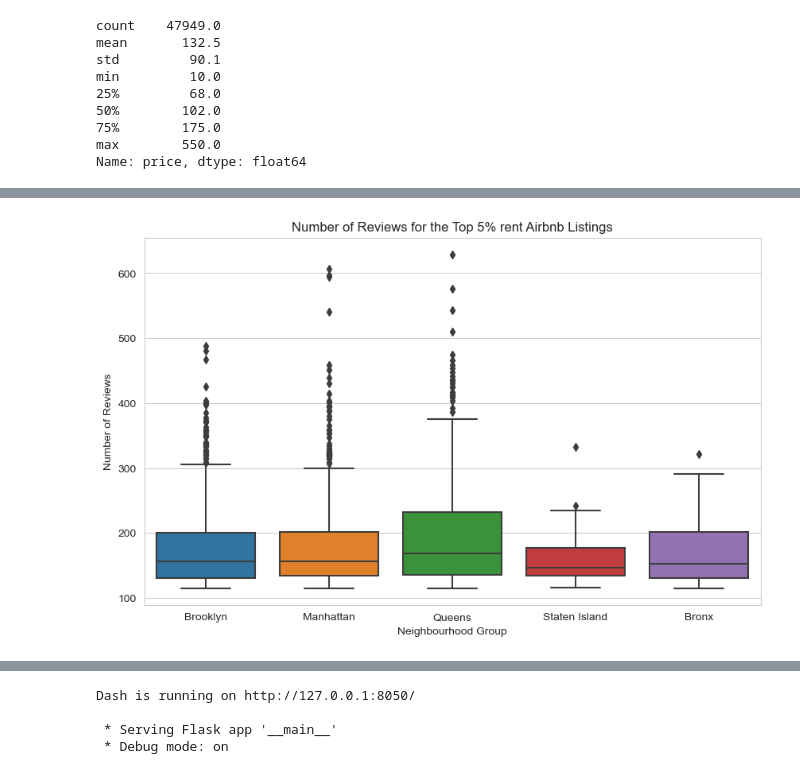
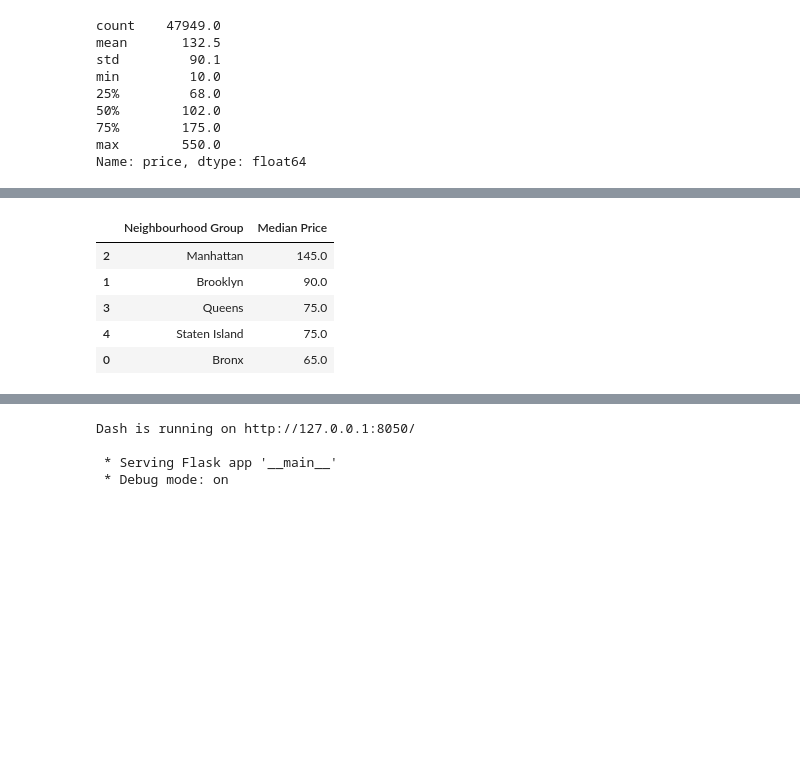
Before and after one commit to ItsAlexousd/umich-airbnb-explorer-nyc, a Jupyter notebook: airbnb-explorer-nyc.ipynb, the cells around one changed output, grey strips where cells are left out. Cells and saved outputs as stored; diff of their text form; code cells hidden in the pictures; blank space fills up the shorter version.

```diff
--- a/airbnb-explorer-nyc.ipynb
+++ b/airbnb-explorer-nyc.ipynb
@@ -175,24 +170,26 @@ Length: 219, dtype: int64
-# %%
-# Calculate the 95th percentile of the number of reviews
-reviews_threshold = df['number_of_reviews'].quantile(0.95)
-
-# Filter the DataFrame to keep the top 5% of listings based on the number of reviews
-top_5_percent = df[df['number_of_reviews'] >= reviews_threshold]
-
-# Set the plot style
-sns.set_style('whitegrid')
-
-# Create the box plot
-plt.figure(figsize=(10, 6))
-sns.boxplot(data=top_5_percent, x='neighbourhood_group', y='number_of_reviews')
-plt.title('Number of Reviews for the Top 5% rent Airbnb Listings')
-plt.xlabel('Neighbourhood Group')
-plt.ylabel('Number of Reviews')
-
-# Display the chart
-plt.show()
-# %% [output]
-[figure, removed]
+# %%
+neighbourhood_price_figure = px.box(df,
+                                    x='neighbourhood_group',
+                                    y='price',
+                                    title='Price Distribution by Neighbourhood Group',
+                                    labels={'neighbourhood_group': 'Neighbourhood Group', 'price': 'Price'},
+                                    points="all",
+                                    template="plotly_white")
+
+neighbourhood_price_median = df.groupby('neighbourhood_group')['price'].median().round().reset_index()
+
+neighbourhood_price_median.rename(columns={'neighbourhood_group': 'Neighbourhood Group', 'price': 'Median Price'}, inplace=True)
+
+neighbourhood_price_median.sort_values(by='Median Price', ascending=False, inplace=True)
+
+neighbourhood_price_median
+# %% [output]
+|  | Neighbourhood Group | Median Price |
+| 2 | Manhattan | 145.0 |
+| 1 | Brooklyn | 90.0 |
+| 3 | Queens | 75.0 |
+| 4 | Staten Island | 75.0 |
+| 0 | Bronx | 65.0 |
 # %%
 # Get the row with the maximum number of reviews for each neighbourhood group
 most_reviews_listings = df.groupby('neighbourhood_group')['number_of_reviews'].idxmax()
```
Also changed, not shown: parts of 18 cells of this notebook, 2 other files.
